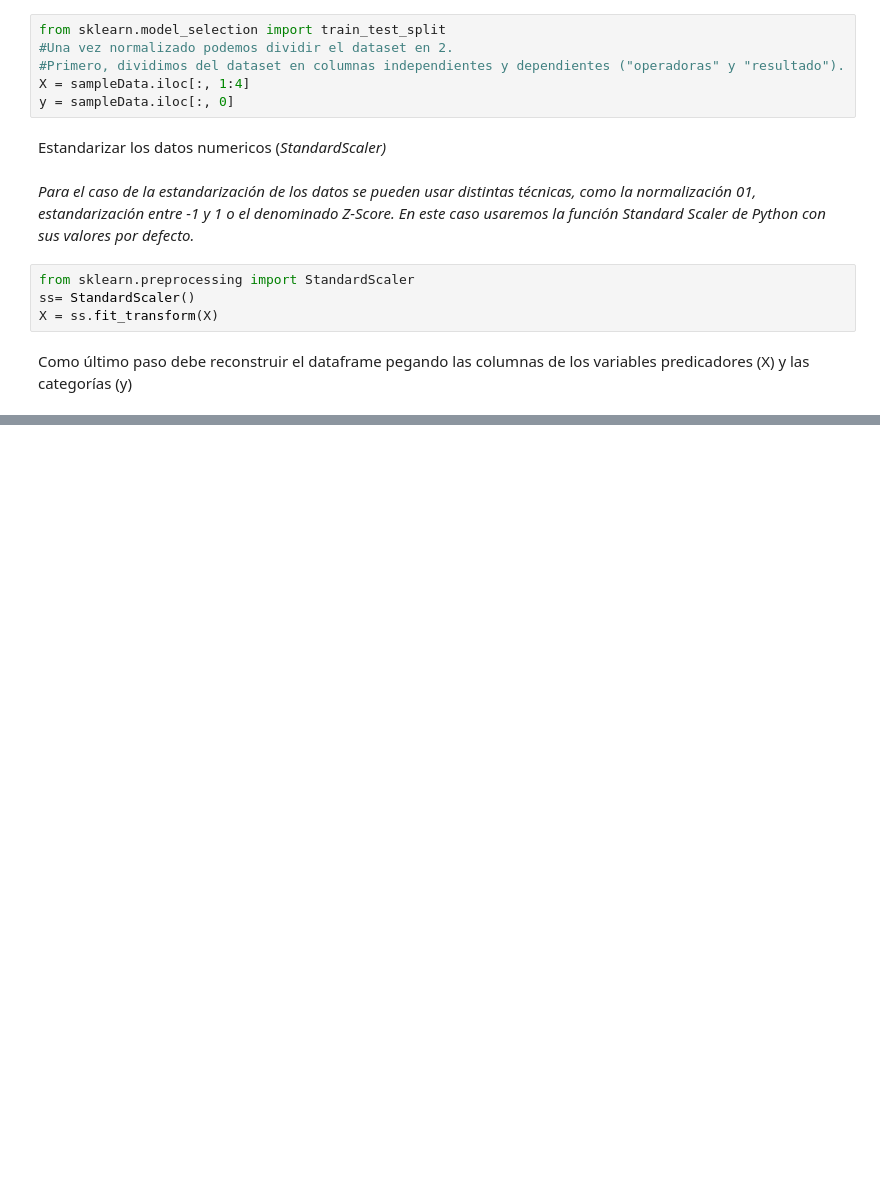
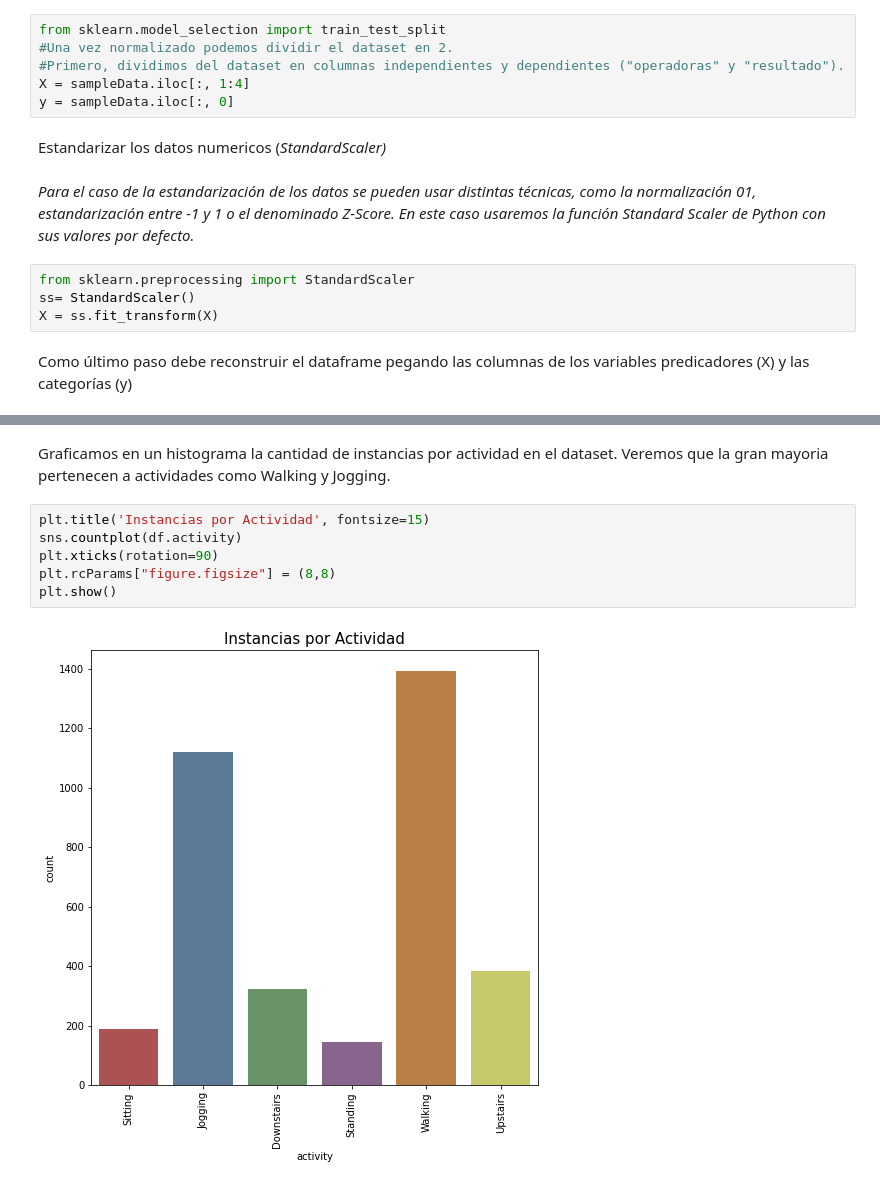
Before and after one commit to Cordero27/Minor-Machine-Learning, a Jupyter notebook: Proyecto Final ML/ Entrega 02 - Scrub/ Entrega_03_Explore.ipynb, the cells around one changed output, grey strips where cells are left out. Cells and saved outputs as stored; diff of their text form; blank space fills up the shorter version.

```diff
--- a/Proyecto Final ML/ Entrega 02 - Scrub/ Entrega_03_Explore.ipynb
+++ b/Proyecto Final ML/ Entrega 02 - Scrub/ Entrega_03_Explore.ipynb
@@ -294,0 +326,11 @@ df
+# %% [markdown]
+Graficamos en un histograma la cantidad de instancias por actividad en el dataset.
+Veremos que la gran mayoria pertenecen a actividades como Walking y Jogging.
+# %%
+plt.title('Instancias por Actividad', fontsize=15)
+sns.countplot(df.activity)
+plt.xticks(rotation=90)
+plt.rcParams["figure.figsize"] = (8,8)
+plt.show()
+# %% [output]
+[figure, added]
```
Also changed, not shown: parts of 26 cells of this notebook.
